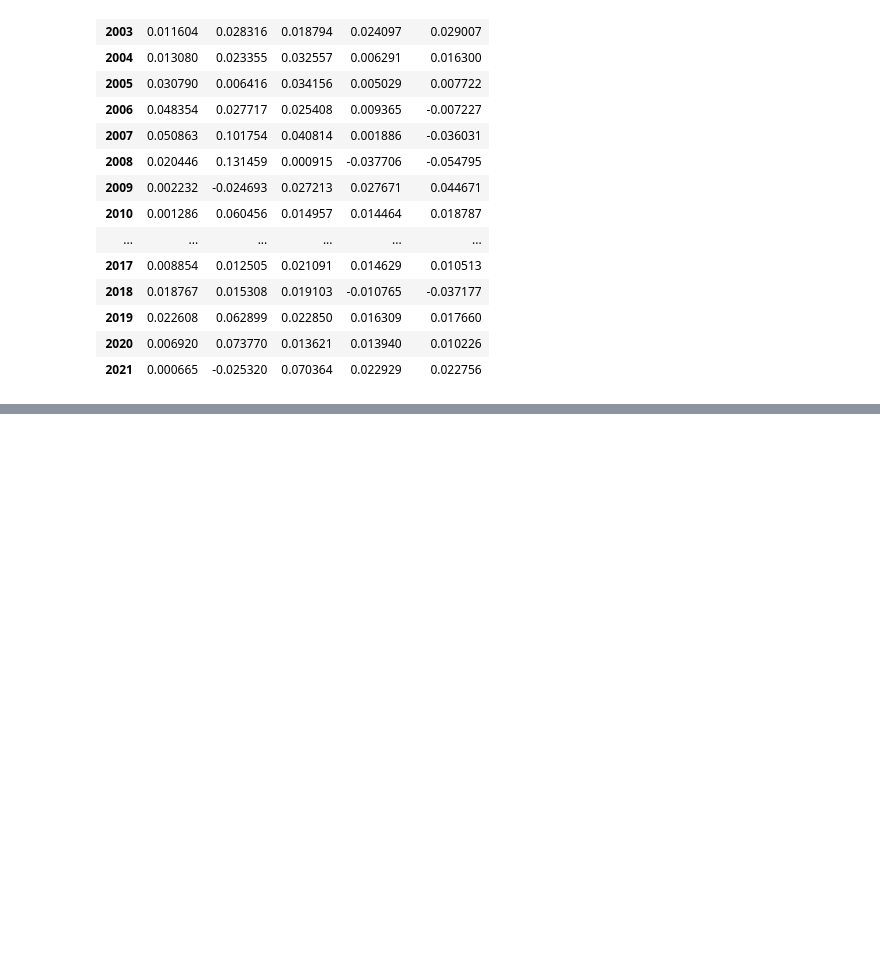
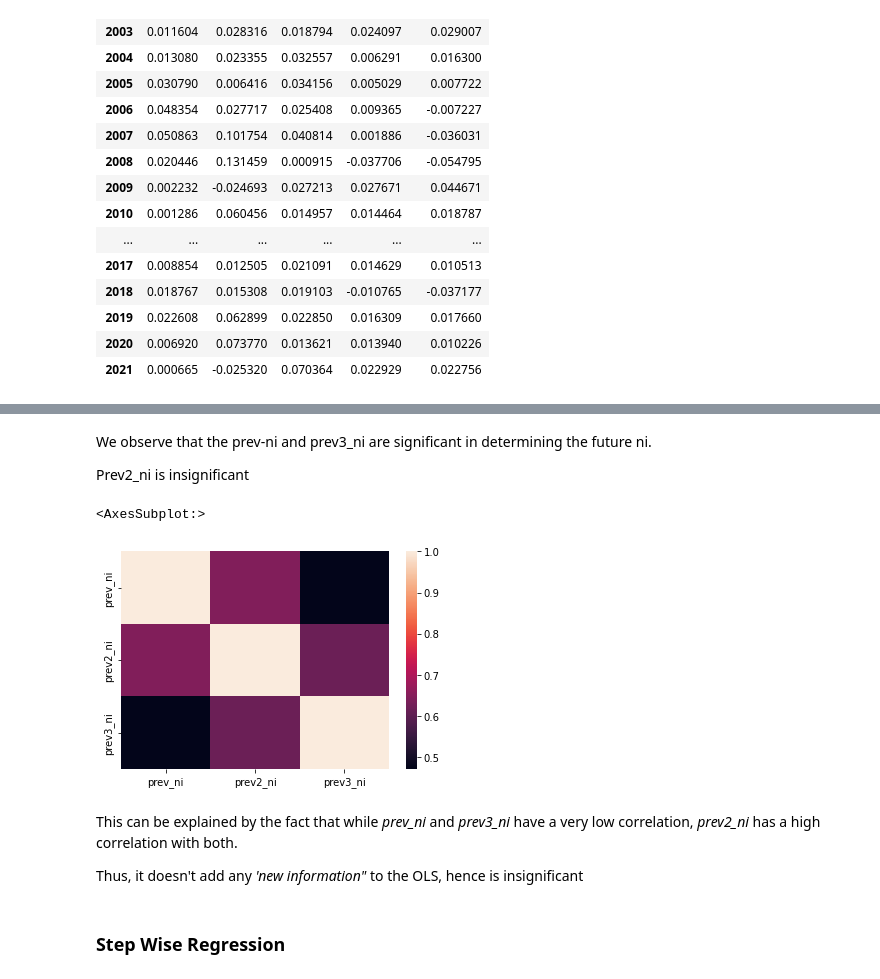
Before and after one commit to rohitashwachaks/fin-modelling, a Jupyter notebook: Assignment-1/earnings/modelling copy.ipynb, the cells around one changed output, grey strips where cells are left out. Saved outputs shown, nothing was run; the diff lists cells and outputs as text; code cells hidden in the pictures; blank space fills up the shorter version.

```diff
--- a/Assignment-1/earnings/modelling copy.ipynb
+++ b/Assignment-1/earnings/modelling copy.ipynb
@@ -465,3 +327,18 @@ X
+# %% [markdown]
+We observe that the prev-ni and prev3_ni are significant in determining the future ni.
+
+Prev2_ni is insignificant
+# %%
+sns.heatmap(data[['prev_ni',"prev2_ni","prev3_ni"]].corr())
+# %% [output]
+<AxesSubplot:>
+[figure, added]
+# %% [markdown]
+This can be explained by the fact that while *prev_ni* and *prev3_ni* have a very low correlation, *prev2_ni* has a high correlation with both.
+
+Thus, it doesn't add any _'new information"_ to the OLS, hence is insignificant
+# %% [markdown]
+### Step Wise Regression
 # %%
 import pandas as pd
 import numpy as np
```
Also changed, not shown: parts of 37 cells of this notebook.
